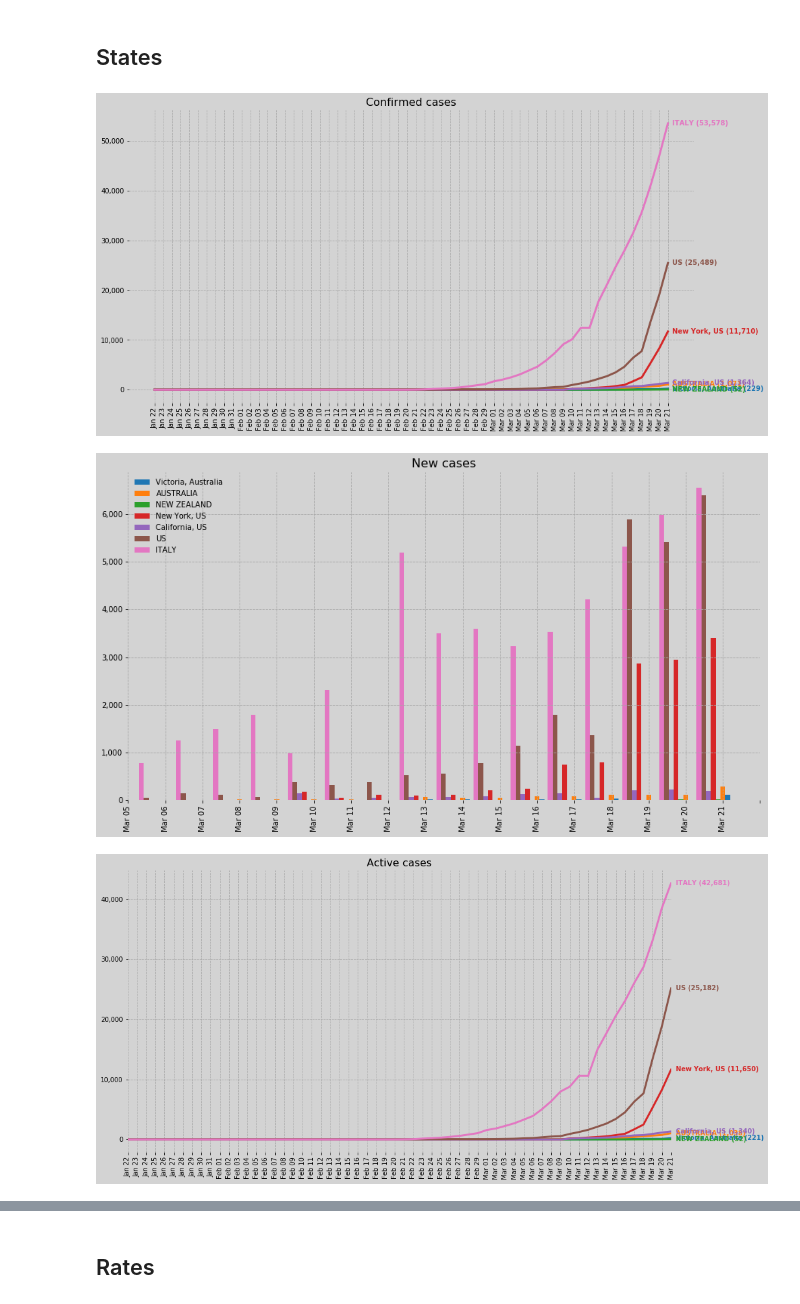
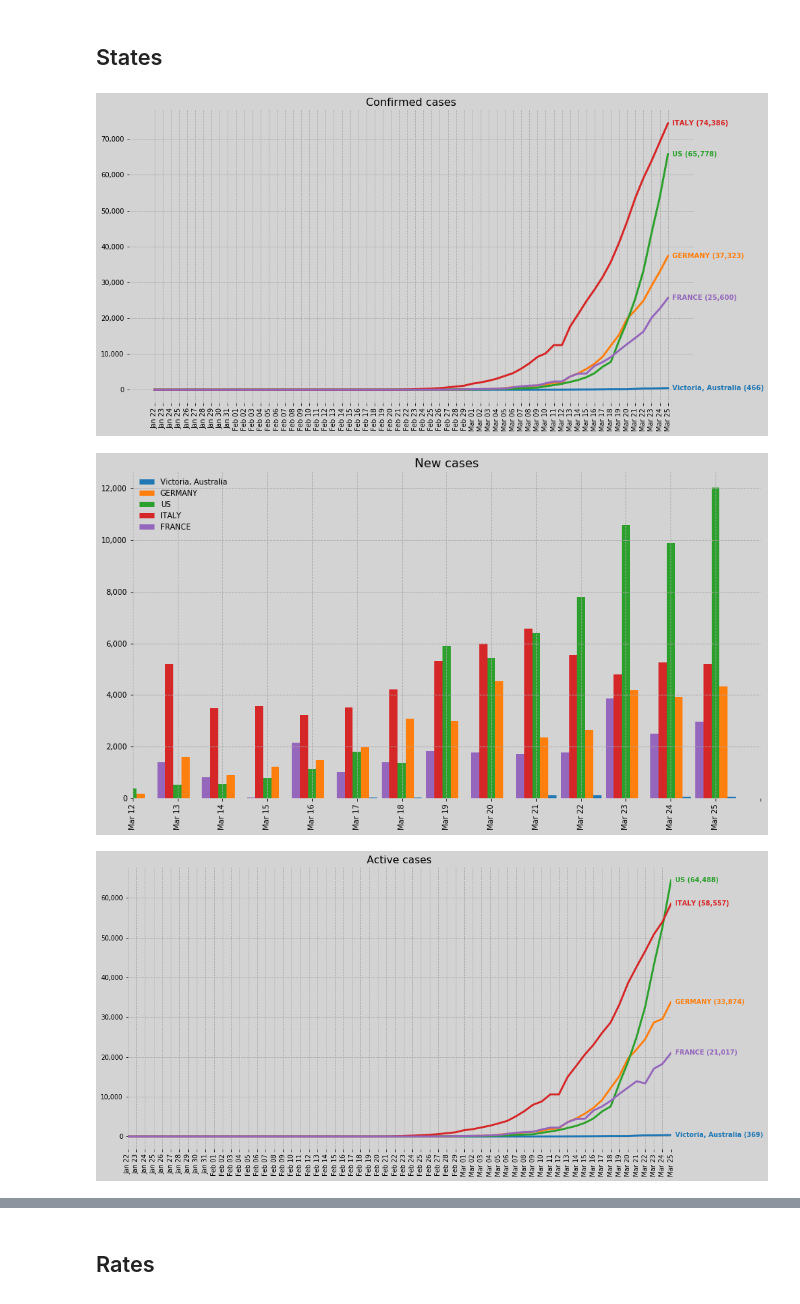
Before and after one commit to lkavenagh/covid19, a Jupyter notebook: Covid-19.ipynb, the cells around one changed output, grey strips where cells are left out. Drawn from its saved outputs; the diff is of its cells as text; code cells hidden in the pictures.

```diff
--- a/Covid-19.ipynb
+++ b/Covid-19.ipynb
@@ -16,11 +16,18 @@ recovery = pd.read_csv('https://raw.githubusercontent.com/CSSEGISandData/COVID-1
+# %%
+confirmed.columns = list(confirmed.columns[:4]) + [datetime.datetime.strptime(c, '%m/%d/%y').strftime('%Y%m%d') for c in confirmed.columns[4:]]
+deaths.columns = list(deaths.columns[:4]) + [datetime.datetime.strptime(c, '%m/%d/%y').strftime('%Y%m%d') for c in deaths.columns[4:]]
+recovery.columns = list(recovery.columns[:4]) + [datetime.datetime.strptime(c, '%m/%d/%Y').strftime('%Y%m%d') for c in recovery.columns[4:]]
 # %%
 if all(pd.isnull(confirmed.iloc[:,-1])):
     confirmed = confirmed.iloc[:,:-1]
     deaths = deaths.iloc[:,:-1]
     recovery = recovery.iloc[:,:-1]
+
+if recovery.shape[1] == (confirmed.shape[1] - 1):
+    recovery[confirmed.columns[-1]] = recovery[confirmed.columns[-2]]
 # %%
-regions = ['Victoria', 'Australia', 'New Zealand', 'New York', 'California', 'US', 'Italy']
-#regions = ['Australia', 'New Zealand']
+regions = ['Victoria', 'Germany', 'US', 'Italy', 'France']
+#regions = ['Australia', 'New Zealand', 'Victoria']
 # %%
 death_rate = pd.DataFrame()
 recovery_rate = pd.DataFrame()
@@ -64,7 +71,7 @@ for n,s in enumerate(regions):
     dat = dat.iloc[:,4:].sum(axis = 0)
 
     y = list(dat)
-    x = [datetime.datetime.strptime(c, '%m/%d/%y') for c in dat.index]
+    x = [datetime.datetime.strptime(c, '%Y%m%d') for c in dat.index]
 
     tmp = next((i for i, x in enumerate(y) if x), None)
     if tmp > minx:
@@ -94,7 +101,7 @@ ax.get_figure().set_facecolor('lightgrey')
 ax.set_facecolor('lightgrey')
 ax.xaxis.set_major_formatter(xfmt)
 # %% [output]
-[figure, old version]
+[figure, new version]
 # %%
 fig = plt.figure(figsize = (15,8))
 ax = fig.add_subplot(111)
@@ -118,36 +125,37 @@ for n,s in enumerate(regions):
 
     tmp = next((i for i, x in enumerate(y) if x), None)
     if tmp > minx:
         minx = tmp
 
-    xpos = x + (len(states)/2 * width) - (n*width) - (width/2)
+    xpos = x + (len(regions)/2 * width) - (n*width) - (width/2)
     ax.bar(x = xpos, height = y, width = width, color = colors(n), label = l)
 
 for var in ['top', 'bottom', 'left', 'right']:
     ax.spines[var].set_visible(False)
 
 ax.grid(linestyle = '--', color = 'darkgrey')
 ax.legend(frameon = False)
 ax.set_title('New cases', fontsize = 16)
 
-x = [datetime.datetime.strptime(c, '%m/%d/%y') for c in dat.index][1:]
+x = [datetime.datetime.strptime(c, '%Y%m%d') for c in dat.index][1:]
 ax.set_xticks(np.arange(len(x)+10))
 ax.set_xticklabels([c.strftime('%b %d') for c in x])
 ax.set_xlim(max(minx-5,0), len(x))
+ax.set_xlim(ax.get_xlim()[1]-14, ax.get_xlim()[1])
 
 for tick in ax.get_xticklabels():
     tick.set_rotation(90)
     tick.set_ha('center')
     tick.set_va('top')
 
 ax.set_yticklabels(['{:,}'.format(int(x)) for x in ax.get_yticks().tolist()])
 
 xfmt = mdates.DateFormatter('%b %d')
 ax.get_figure().set_facecolor('lightgrey')
 ax.set_facecolor('lightgrey')
 #ax.xaxis.set_major_formatter(xfmt)
 # %% [output]
-[figure, old version]
+[figure, new version]
 # %%
 fig = plt.figure(figsize = (15,8))
 ax = fig.add_subplot(111)
@@ -164,7 +172,7 @@ for n,s in enumerate(active_cases.columns):
         l = '{}, {}'.format(region, confirmed.loc[idx, 'Country/Region'].head(1).item())
 
     y = active_cases[s]
-    x = [datetime.datetime.strptime(c, '%m/%d/%y') for c in active_cases.index]
+    x = [datetime.datetime.strptime(c, '%Y%m%d') for c in active_cases.index]
 
     tmp = next((i for i, x in enumerate(y) if x), len(death_rate))
     if tmp < minx:
@@ -194,7 +202,7 @@ ax.get_figure().set_facecolor('lightgrey')
 ax.set_facecolor('lightgrey')
 ax.xaxis.set_major_formatter(xfmt)
 # %% [output]
-[figure, old version]
+[figure, new version]
 # %%
 fig = plt.figure(figsize = (15,8))
 ax = fig.add_subplot(111)
```
Also changed, not shown: parts of 5 cells of this notebook.
